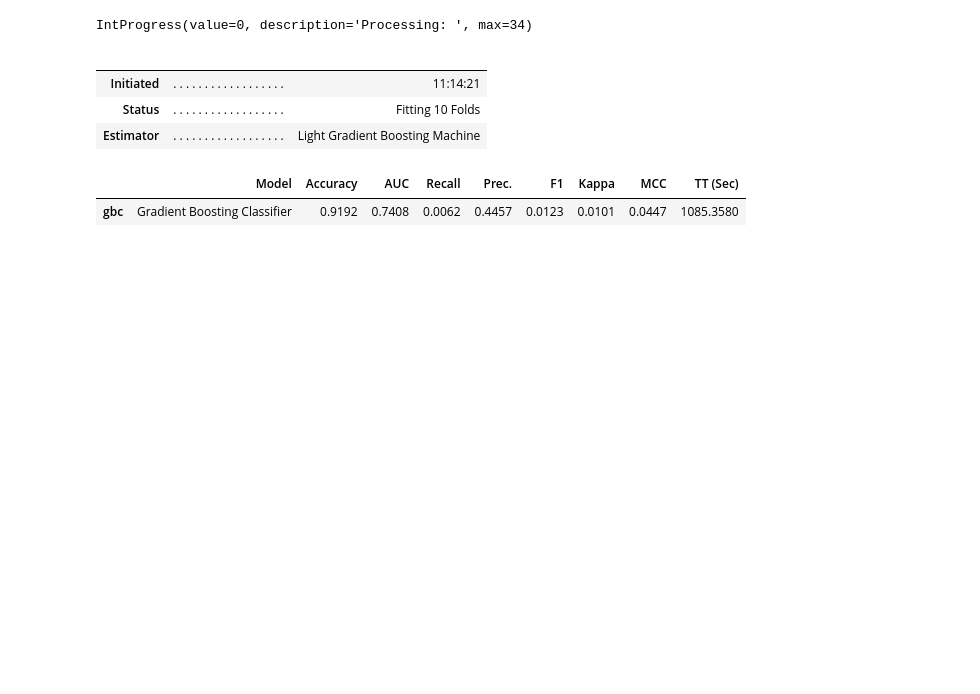
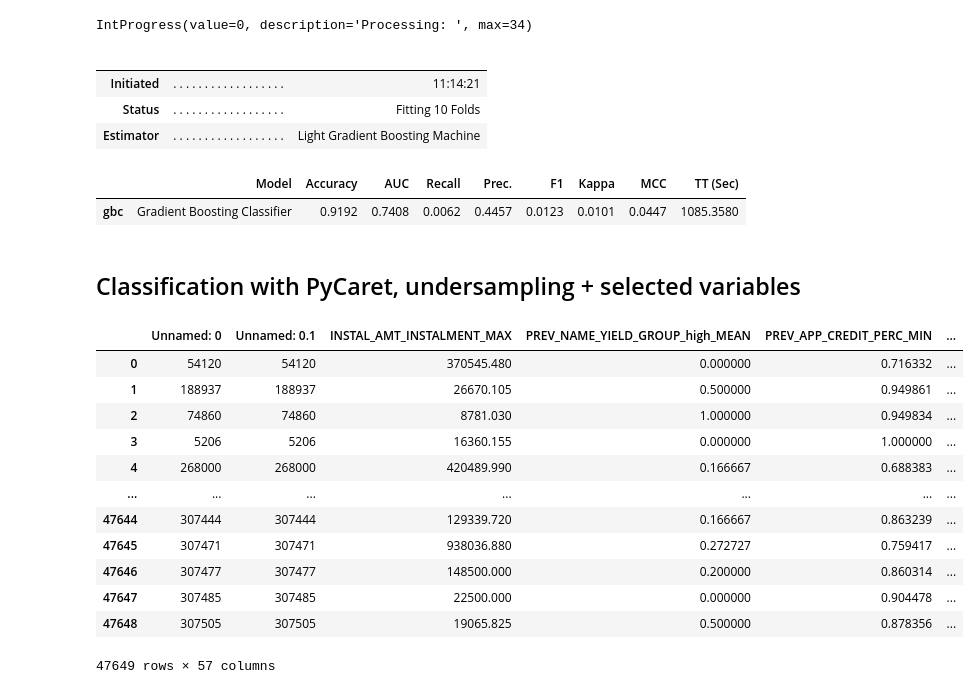
Before and after one commit to lauraamy/projet7_pretdepenser, a Jupyter notebook: projet7_pycaret2_fix_imbalance.ipynb, the cells around one changed output. Saved outputs shown, nothing was run; the diff lists cells and outputs as text; code cells hidden in the pictures; blank space fills up the shorter version.

```diff
--- a/projet7_pycaret2_fix_imbalance.ipynb
+++ b/projet7_pycaret2_fix_imbalance.ipynb
@@ -214,3 +216,23 @@ IntProgress(value=0, description='Processing: ', max=34)
 | Estimator | . . . . . . . . . . . . . . . . . . | Light Gradient Boosting Machine |
 |  | Model | Accuracy | AUC | Recall | Prec. | F1 | Kappa | MCC | TT (Sec) |
 | gbc | Gradient Boosting Classifier | 0.9192 | 0.7408 | 0.0062 | 0.4457 | 0.0123 | 0.0101 | 0.0447 | 1085.3580 |
+# %% [markdown]
+## Classification with PyCaret, undersampling + selected variables
+# %%
+df_ft_selec_underbal = pd.read_csv("../my_csv_files/df_ft_selec_underbal.csv")
+# %%
+df_ft_selec_underbal
+# %% [output]
+|  | Unnamed: 0 | Unnamed: 0.1 | INSTAL_AMT_INSTALMENT_MAX | PREV_NAME_YIELD_GROUP_high_MEAN | PREV_APP_CREDIT_PERC_MIN | ... |
+| 0 | 54120 | 54120 | 370545.480 | 0.000000 | 0.716332 | ... |
+| 1 | 188937 | 188937 | 26670.105 | 0.500000 | 0.949861 | ... |
+| 2 | 74860 | 74860 | 8781.030 | 1.000000 | 0.949834 | ... |
+| 3 | 5206 | 5206 | 16360.155 | 0.000000 | 1.000000 | ... |
+| 4 | 268000 | 268000 | 420489.990 | 0.166667 | 0.688383 | ... |
+| ... | ... | ... | ... | ... | ... | ... |
+| 47644 | 307444 | 307444 | 129339.720 | 0.166667 | 0.863239 | ... |
+| 47645 | 307471 | 307471 | 938036.880 | 0.272727 | 0.759417 | ... |
+| 47646 | 307477 | 307477 | 148500.000 | 0.200000 | 0.860314 | ... |
+| 47647 | 307485 | 307485 | 22500.000 | 0.000000 | 0.904478 | ... |
+| 47648 | 307505 | 307505 | 19065.825 | 0.500000 | 0.878356 | ... |
+47649 rows × 57 columns
```
Also changed, not shown: parts of 15 cells of this notebook, 4 other files.
